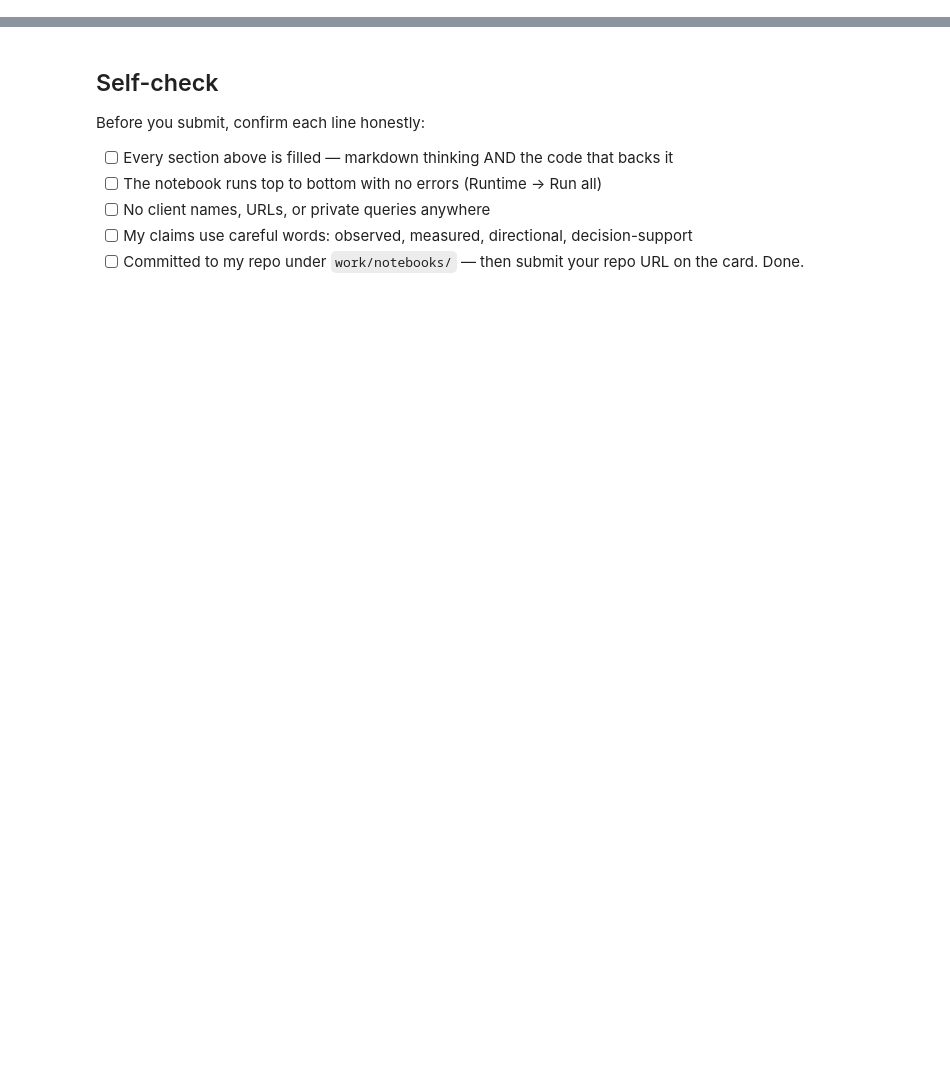
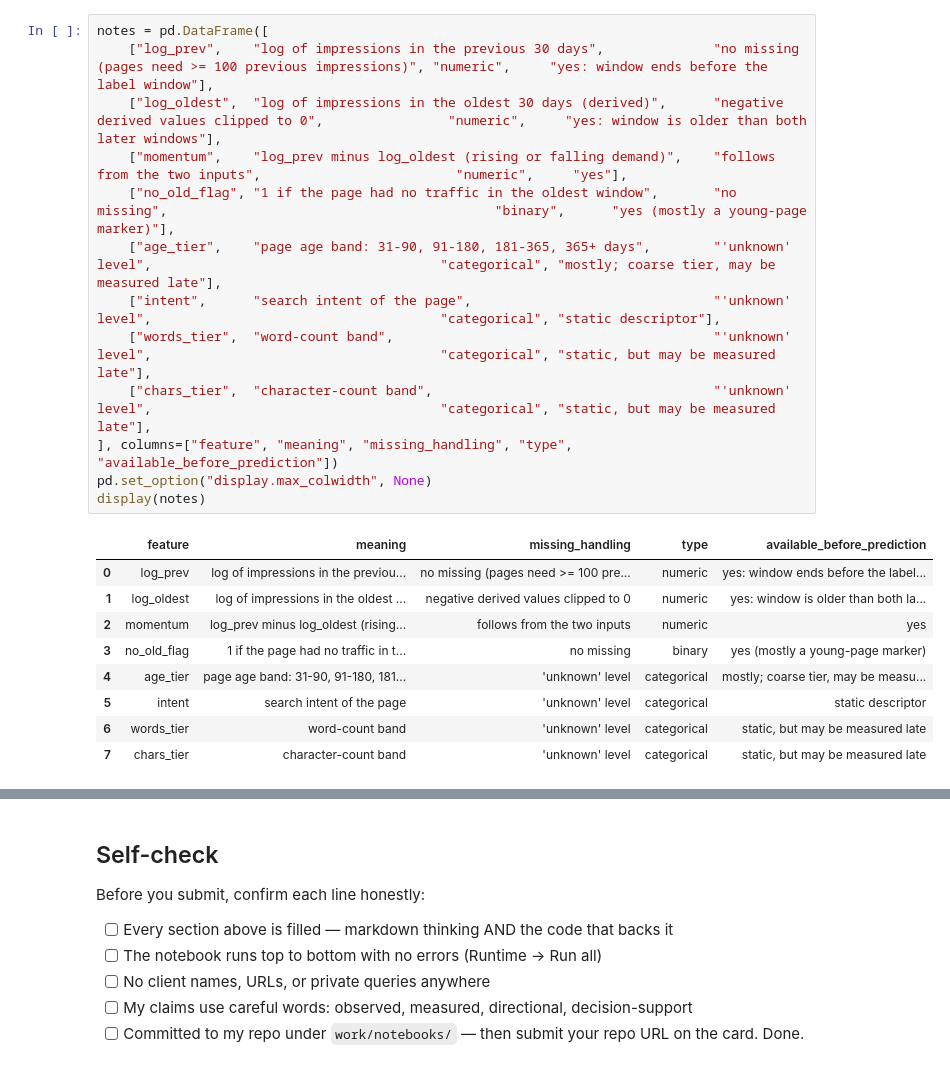
Before and after one commit to NAJAM2005/flyrank-ml-internship, a Jupyter notebook: work/notebooks/w03_feature_leakage_check.ipynb, the cells around one changed output, grey strips where cells are left out. Saved outputs shown, nothing was run; the diff lists cells and outputs as text; blank space fills up the shorter version.

```diff
--- a/work/notebooks/w03_feature_leakage_check.ipynb
+++ b/work/notebooks/w03_feature_leakage_check.ipynb
@@ -29,0 +68,23 @@ This skeleton is yours to fill. Work the sections **in order** — each one has
+# %%
+notes = pd.DataFrame([
+    ["log_prev",    "log of impressions in the previous 30 days",              "no missing (pages need >= 100 previous impressions)", "numeric",     "yes: window ends before the label window"],
+    ["log_oldest",  "log of impressions in the oldest 30 days (derived)",      "negative derived values clipped to 0",                "numeric",     "yes: window is older than both later windows"],
+    ["momentum",    "log_prev minus log_oldest (rising or falling demand)",    "follows from the two inputs",                         "numeric",     "yes"],
+    ["no_old_flag", "1 if the page had no traffic in the oldest window",       "no missing",                                          "binary",      "yes (mostly a young-page marker)"],
+    ["age_tier",    "page age band: 31-90, 91-180, 181-365, 365+ days",        "'unknown' level",                                     "categorical", "mostly; coarse tier, may be measured late"],
+    ["intent",      "search intent of the page",                               "'unknown' level",                                     "categorical", "static descriptor"],
+    ["words_tier",  "word-count band",                                         "'unknown' level",                                     "categorical", "static, but may be measured late"],
+    ["chars_tier",  "character-count band",                                    "'unknown' level",                                     "categorical", "static, but may be measured late"],
+], columns=["feature", "meaning", "missing_handling", "type", "available_before_prediction"])
+pd.set_option("display.max_colwidth", None)
+display(notes)
+# %% [output]
+|  | feature | meaning | missing_handling | type | available_before_prediction |
+| 0 | log_prev | log of impressions in the previou... | no missing (pages need >= 100 pre... | numeric | yes: window ends before the label... |
+| 1 | log_oldest | log of impressions in the oldest ... | negative derived values clipped to 0 | numeric | yes: window is older than both la... |
+| 2 | momentum | log_prev minus log_oldest (rising... | follows from the two inputs | numeric | yes |
+| 3 | no_old_flag | 1 if the page had no traffic in t... | no missing | binary | yes (mostly a young-page marker) |
+| 4 | age_tier | page age band: 31-90, 91-180, 181... | 'unknown' level | categorical | mostly; coarse tier, may be measu... |
+| 5 | intent | search intent of the page | 'unknown' level | categorical | static descriptor |
+| 6 | words_tier | word-count band | 'unknown' level | categorical | static, but may be measured late |
+| 7 | chars_tier | character-count band | 'unknown' level | categorical | static, but may be measured late |
```
Also changed, not shown: parts of 16 cells of this notebook.
